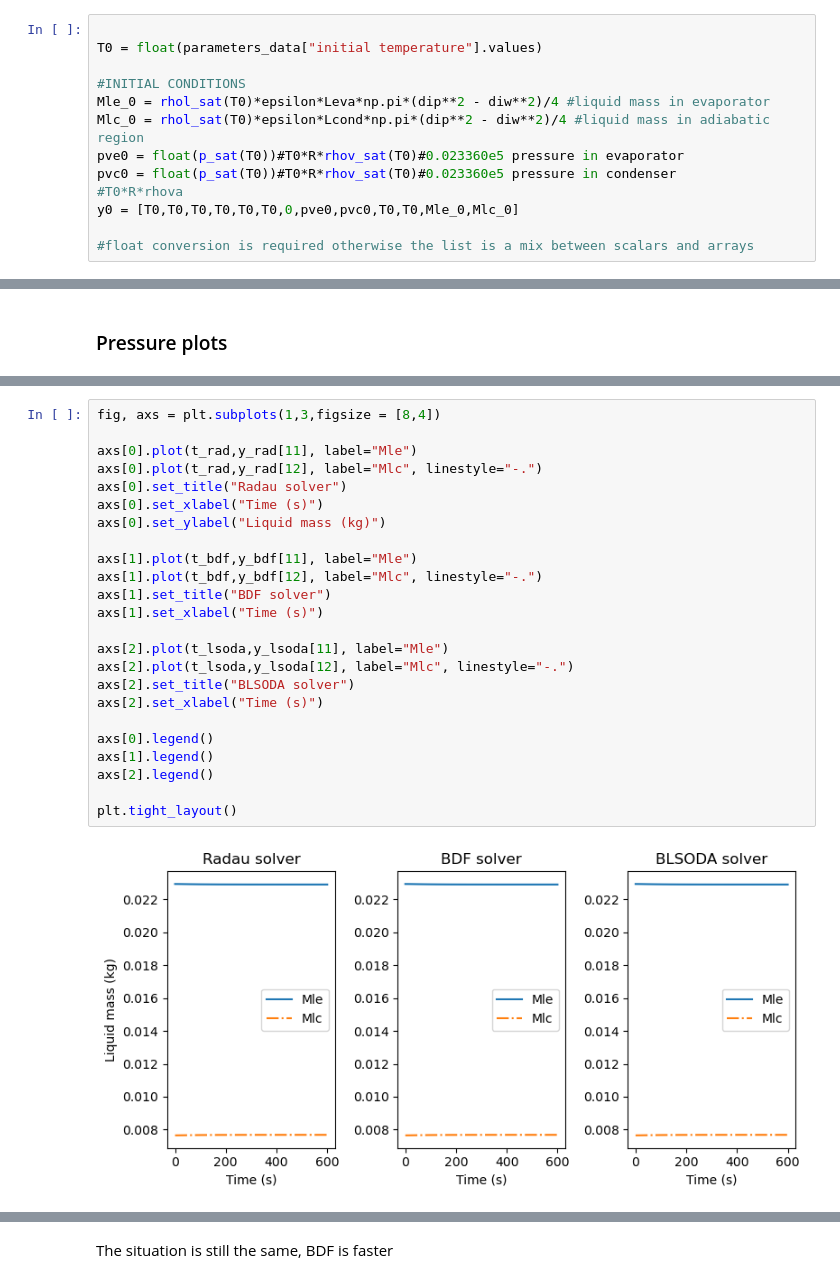
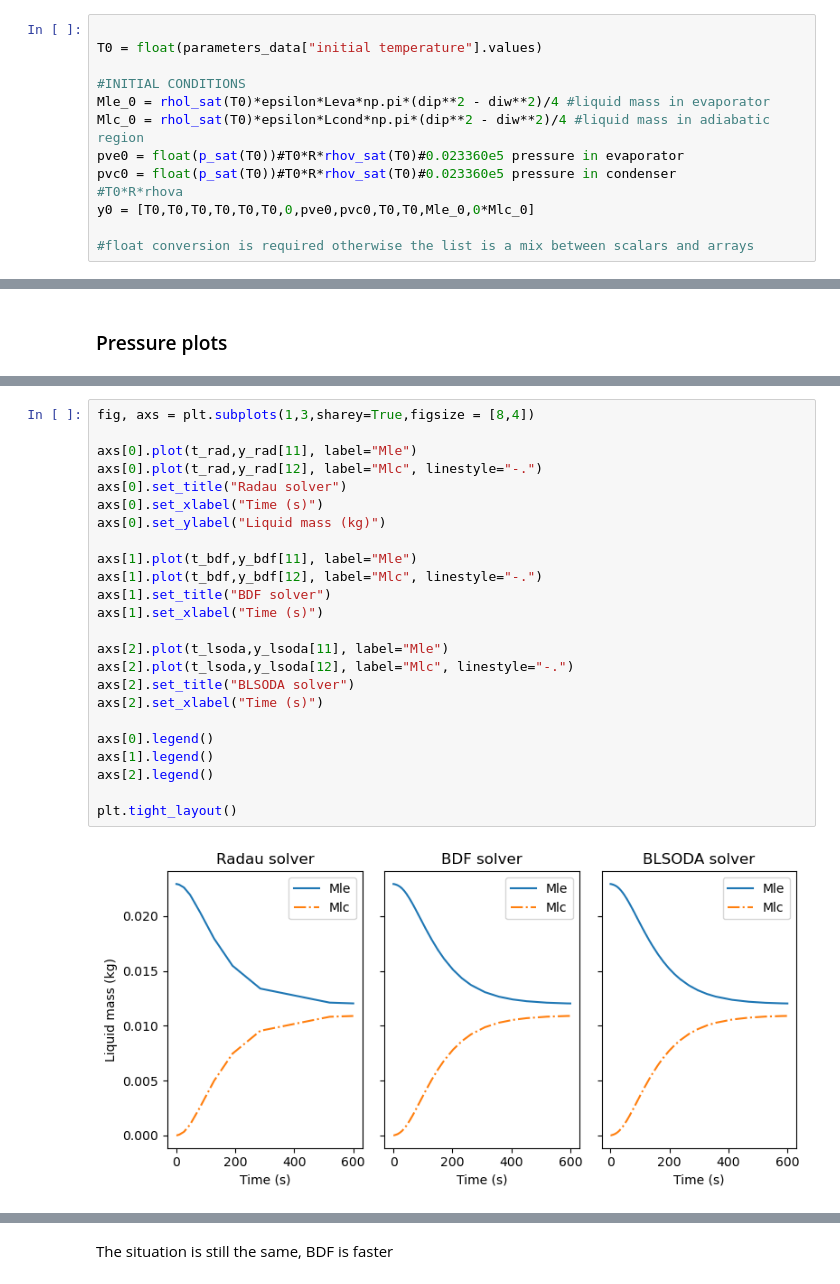
Before and after one commit to riccardoBocce/python_exam, a Jupyter notebook: heat_pipe_modeling.ipynb, the cells around one changed output, grey strips where cells are left out. Drawn from its saved outputs; the diff is of its cells as text.

```diff
--- a/heat_pipe_modeling.ipynb
+++ b/heat_pipe_modeling.ipynb
@@ -303,6 +398,6 @@ Mlc_0 = rhol_sat(T0)*epsilon*Lcond*np.pi*(dip**2 - diw**2)/4 #liquid mass in adi
 pve0 = float(p_sat(T0))#T0*R*rhov_sat(T0)#0.023360e5 pressure in evaporator
 pvc0 = float(p_sat(T0))#T0*R*rhov_sat(T0)#0.023360e5 pressure in condenser
 #T0*R*rhova
-y0 = [T0,T0,T0,T0,T0,T0,0,pve0,pvc0,T0,T0,Mle_0,Mlc_0]
+y0 = [T0,T0,T0,T0,T0,T0,0,pve0,pvc0,T0,T0,Mle_0,0*Mlc_0]
 
 #float conversion is required otherwise the list is a mix between scalars and arrays
@@ -660,27 +910,27 @@ plt.tight_layout()
 # %%
-fig, axs = plt.subplots(1,3,figsize = [8,4])
+fig, axs = plt.subplots(1,3,sharey=True,figsize = [8,4])
 
 axs[0].plot(t_rad,y_rad[11], label="Mle")
 axs[0].plot(t_rad,y_rad[12], label="Mlc", linestyle="-.")
 axs[0].set_title("Radau solver")
 axs[0].set_xlabel("Time (s)")
 axs[0].set_ylabel("Liquid mass (kg)")
 
 axs[1].plot(t_bdf,y_bdf[11], label="Mle")
 axs[1].plot(t_bdf,y_bdf[12], label="Mlc", linestyle="-.")
 axs[1].set_title("BDF solver")
 axs[1].set_xlabel("Time (s)")
 
 axs[2].plot(t_lsoda,y_lsoda[11], label="Mle")
 axs[2].plot(t_lsoda,y_lsoda[12], label="Mlc", linestyle="-.")
 axs[2].set_title("BLSODA solver")
 axs[2].set_xlabel("Time (s)")
 
 axs[0].legend()
 axs[1].legend()
 axs[2].legend()
 
 plt.tight_layout()
 # %% [output]
-[figure, old version]
+[figure, new version]
 # %% [markdown]
```
Also changed, not shown: parts of 38 cells of this notebook, 1 other file.
